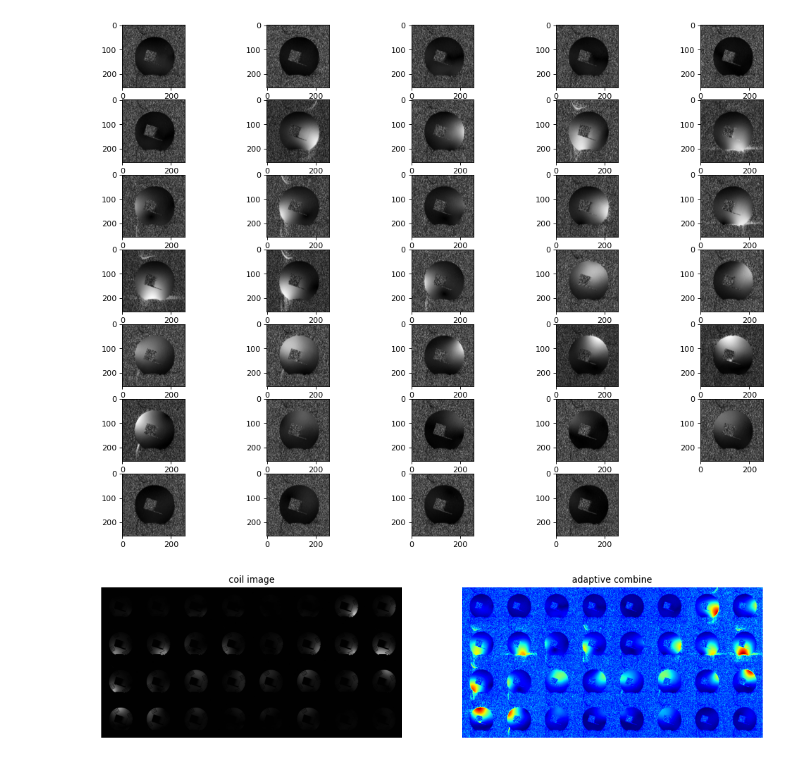
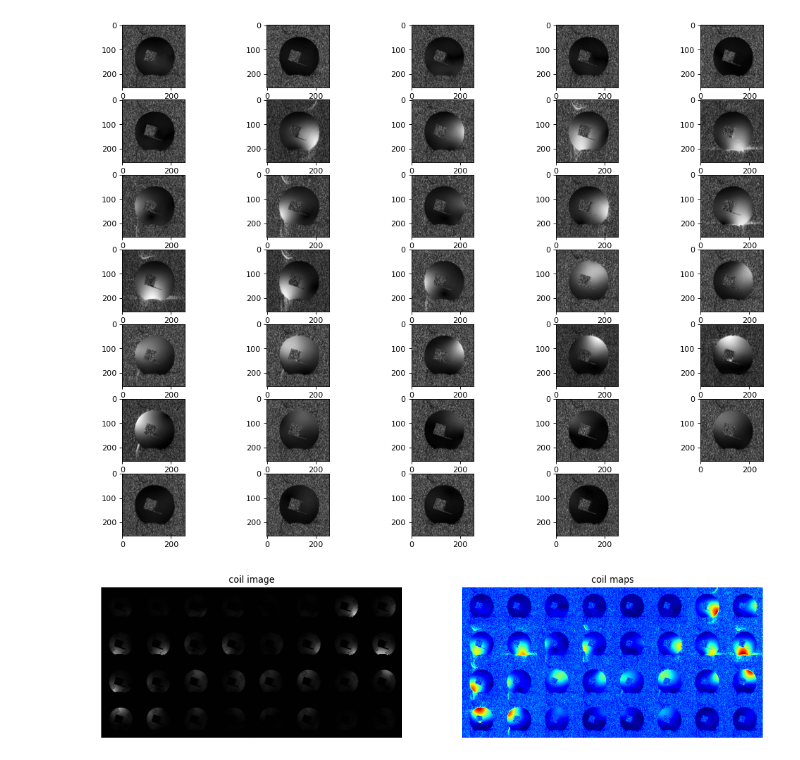
Before and after one commit to ZimuHuo/pymri_recon, a Jupyter notebook: coil/inati.ipynb, the cells around one changed output. Cells and saved outputs as stored; diff of their text form; code cells hidden in the pictures.

```diff
--- a/coil/inati.ipynb
+++ b/coil/inati.ipynb
@@ -21,14 +21,14 @@ show(cmap)
 # %%
 plt.figure(figsize=(16, 6), dpi=80)
 plt.subplot(121)
 plt.title("coil image")
 plt.imshow(np.abs(stitch(ifft2c(data[:,:,:32]))),cmap='gray')
 plt.axis('off')
 plt.subplot(122)
 plt.imshow(np.abs(stitch((cmap[:,:,:32]))),cmap='jet')
-plt.title("adaptive combine")
+plt.title("coil maps")
 plt.axis('off')
 plt.savefig("inati_coil_maps.png")
 plt.show()
 # %% [output]
-[figure, old version]
+[figure, new version]
```
Also changed, not shown: 3 other files.
